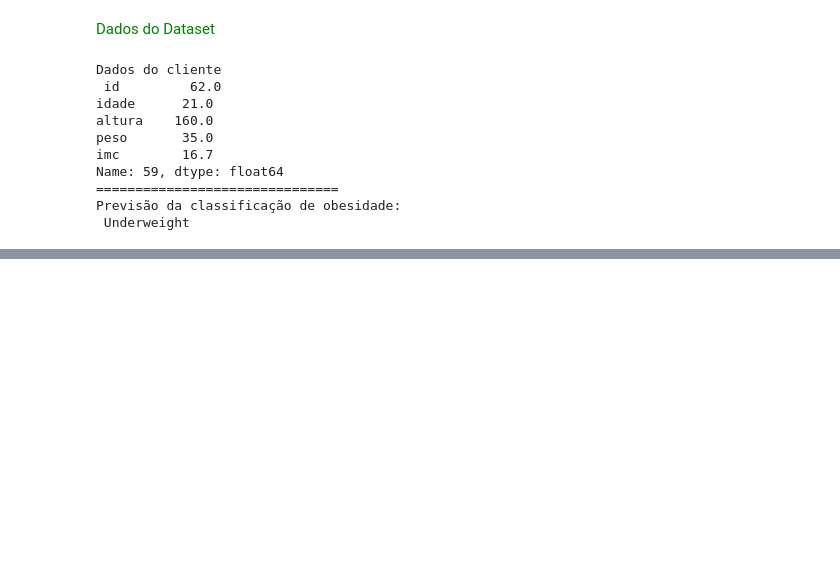
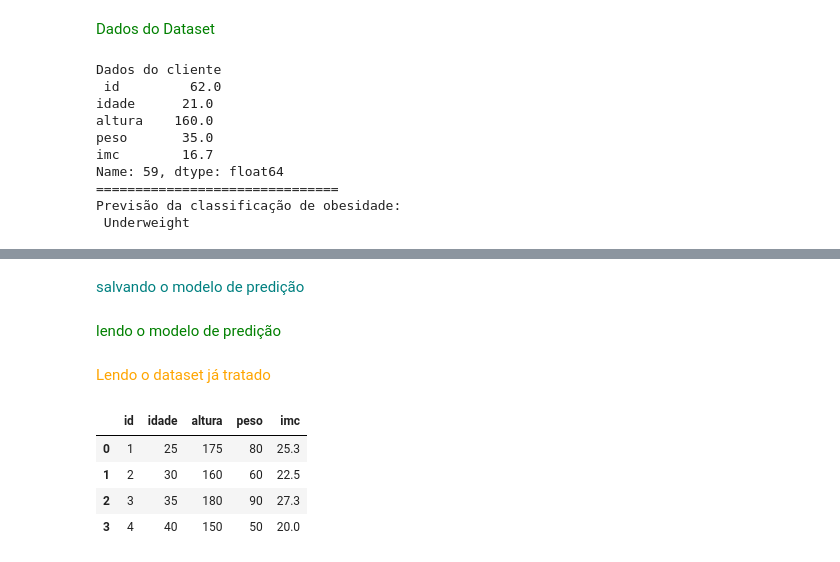
Before and after one commit to rafflds/classificar_obesidade, a Jupyter notebook: obesidade.ipynb, the cells around one changed output, grey strips where cells are left out. Cells and saved outputs as stored; diff of their text form; code cells hidden in the pictures; blank space fills up the shorter version.

```diff
--- a/obesidade.ipynb
+++ b/obesidade.ipynb
@@ -330,0 +329,2 @@ pickle.dump(previsoes, open('robot_randomForest_obese.sav', 'wb'))
+# %% [markdown]
+<font color=teal> salvando o modelo de predição
@@ -330,0 +334,2 @@ pickle.dump(previsoes, open('robot_randomForest_obese.sav', 'wb'))
+# %% [markdown]
+<font color=green> lendo o modelo de predição
@@ -330,0 +339,12 @@ pickle.dump(previsoes, open('robot_randomForest_obese.sav', 'wb'))
+# %% [markdown]
+<font color=orange> Lendo o dataset já tratado
+# %%
+data = pd.read_csv('dataset_tratado.csv')
+data.drop(columns=['Unnamed: 0','genero','label'], inplace=True)
+data.head(4)
+# %% [output]
+|  | id | idade | altura | peso | imc |
+| 0 | 1 | 25 | 175 | 80 | 25.3 |
+| 1 | 2 | 30 | 160 | 60 | 22.5 |
+| 2 | 3 | 35 | 180 | 90 | 27.3 |
+| 3 | 4 | 40 | 150 | 50 | 20.0 |
```
Also changed, not shown: parts of 11 cells of this notebook, 3 other files.
